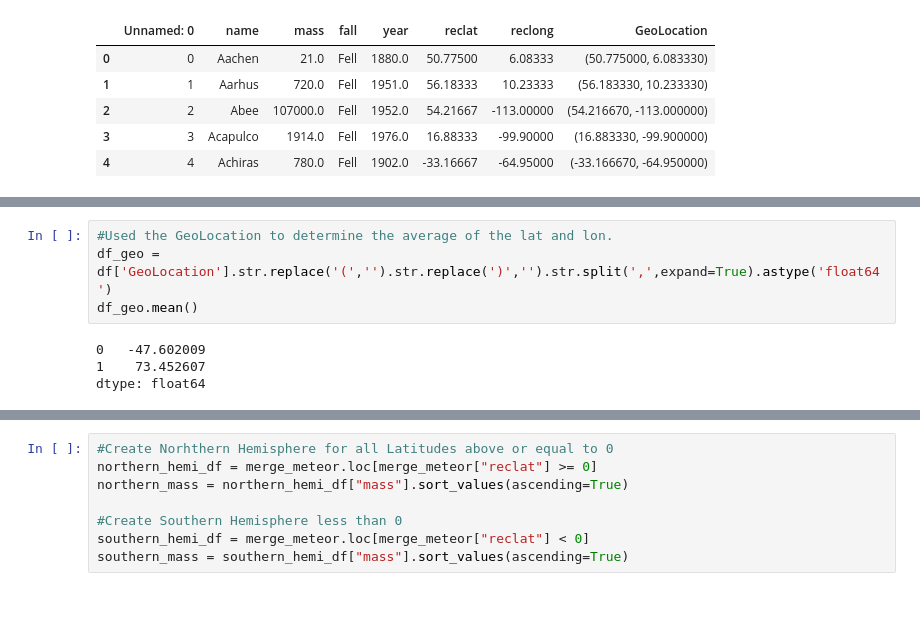
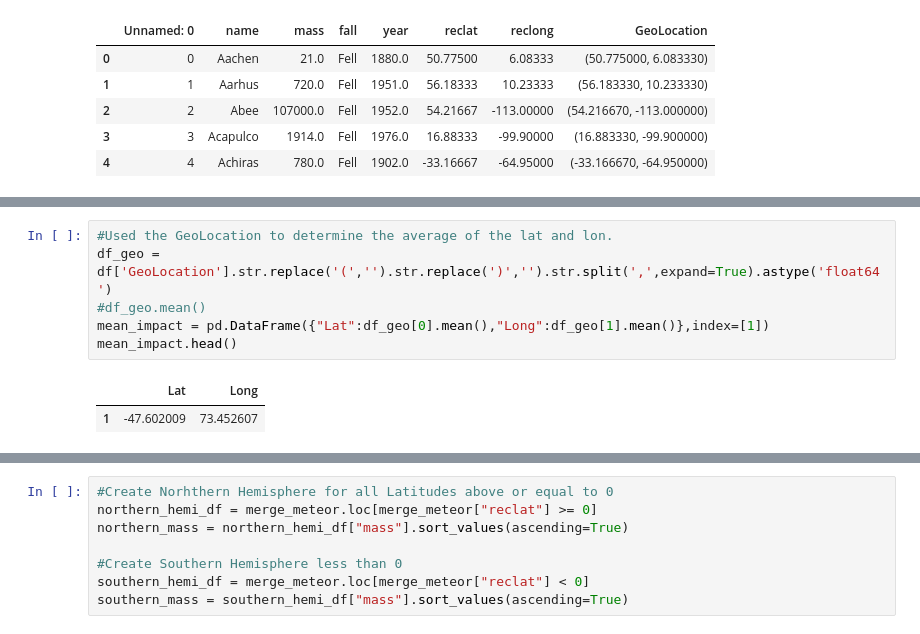
Before and after one commit to oliviabedford24/meteorite-data-analysis, a Jupyter notebook: christopher_project_1_analysis.ipynb, the cells around one changed output, grey strips where cells are left out. Cells and saved outputs as stored; diff of their text form; blank space fills up the shorter version.

```diff
--- a/christopher_project_1_analysis.ipynb
+++ b/christopher_project_1_analysis.ipynb
@@ -80,8 +85,9 @@ plt.ylim(10,18000)
 # %%
 #Used the GeoLocation to determine the average of the lat and lon.
 df_geo = df['GeoLocation'].str.replace('(','').str.replace(')','').str.split(',',expand=True).astype('float64')
-df_geo.mean()
+#df_geo.mean()
+mean_impact = pd.DataFrame({"Lat":df_geo[0].mean(),"Long":df_geo[1].mean()},index=[1])
+mean_impact.head()
 # %% [output]
-0   -47.602009
-1    73.452607
-dtype: float64
+|  | Lat | Long |
+| 1 | -47.602009 | 73.452607 |
```
Also changed, not shown: parts of 11 cells of this notebook, 8 other files.
